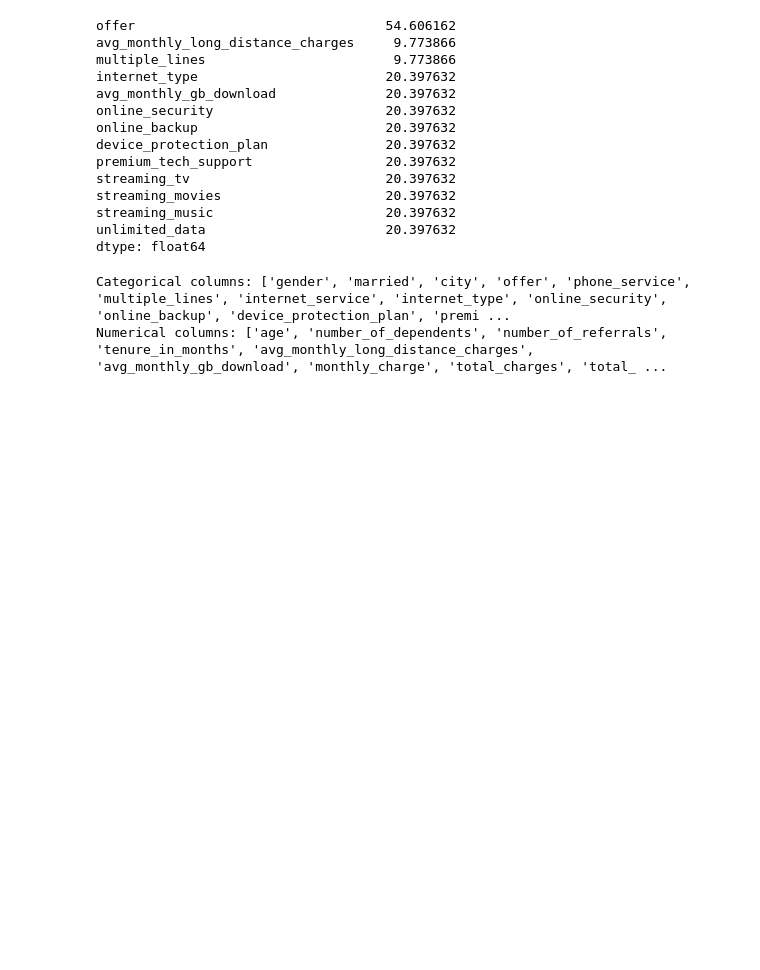
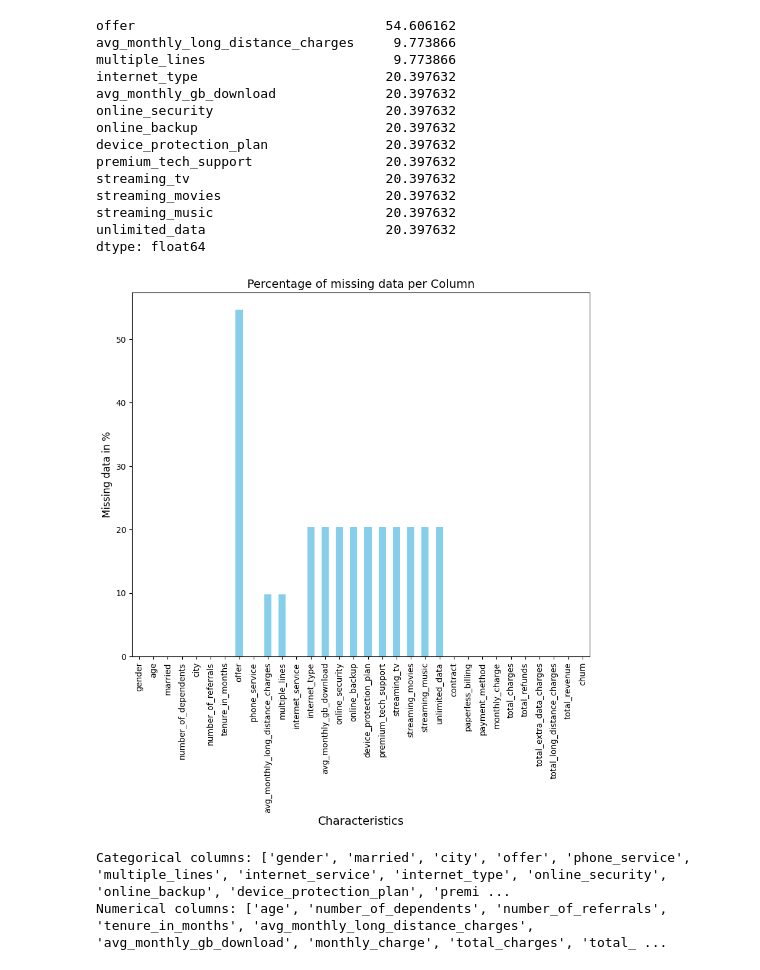
Before and after one commit to chunonso/CHURNGUARD, a Jupyter notebook: ChurnGuard/churn.ipynb, the cells around one changed output. Drawn from its saved outputs; the diff is of its cells as text; code cells hidden in the pictures; blank space fills up the shorter version.

```diff
--- a/ChurnGuard/churn.ipynb
+++ b/ChurnGuard/churn.ipynb
@@ -220,6 +220,21 @@ streaming_movies                     20.397632
 streaming_music                      20.397632
 unlimited_data                       20.397632
 dtype: float64
+# %%
+# Plotting the missing data percentages as a bar chart
+missing_perc = df.isnull().mean() * 100
+plt.figure(figsize=(10, 8))
+null_percentage.plot(kind='bar', color='skyblue')
+
+# Adding title and labels
+plt.title('Percentage of missing data per Column', fontsize=14)
+plt.xlabel('Characteristics', fontsize=14)
+plt.ylabel('Missing data in %', fontsize=12)
+
+# Show the plot
+plt.show()
+# %% [output]
+[figure, added]
 # %%
 cat_col = [col for col in df.columns if df[col].dtype == 'object']
 num_col = [col for col in df.columns if df[col].dtype != 'object']
```
Also changed, not shown: parts of 8 cells of this notebook.
